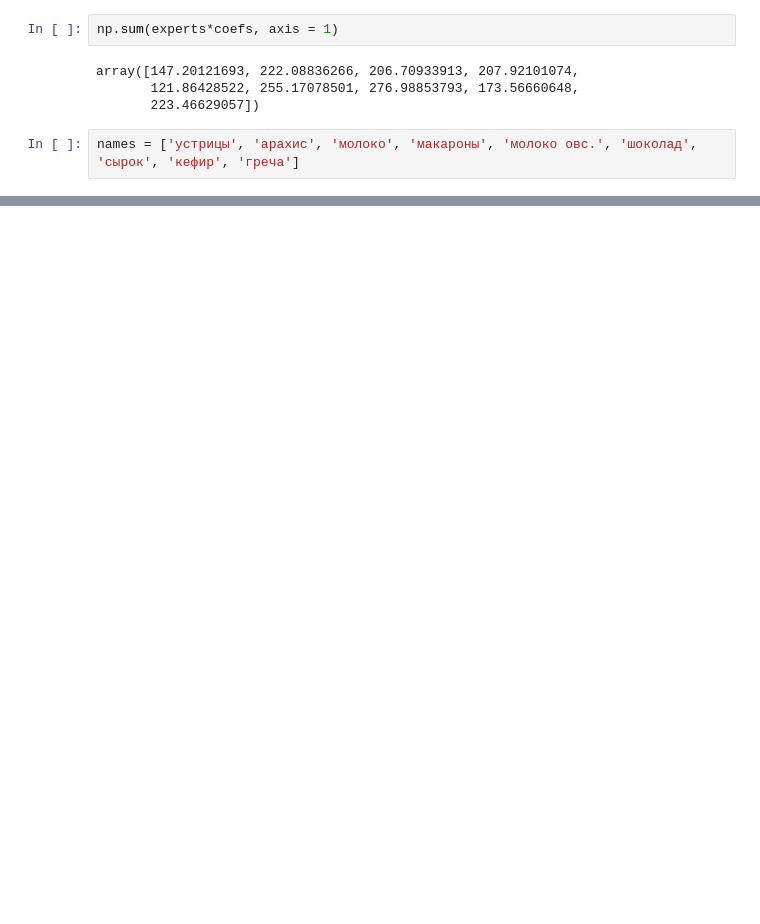
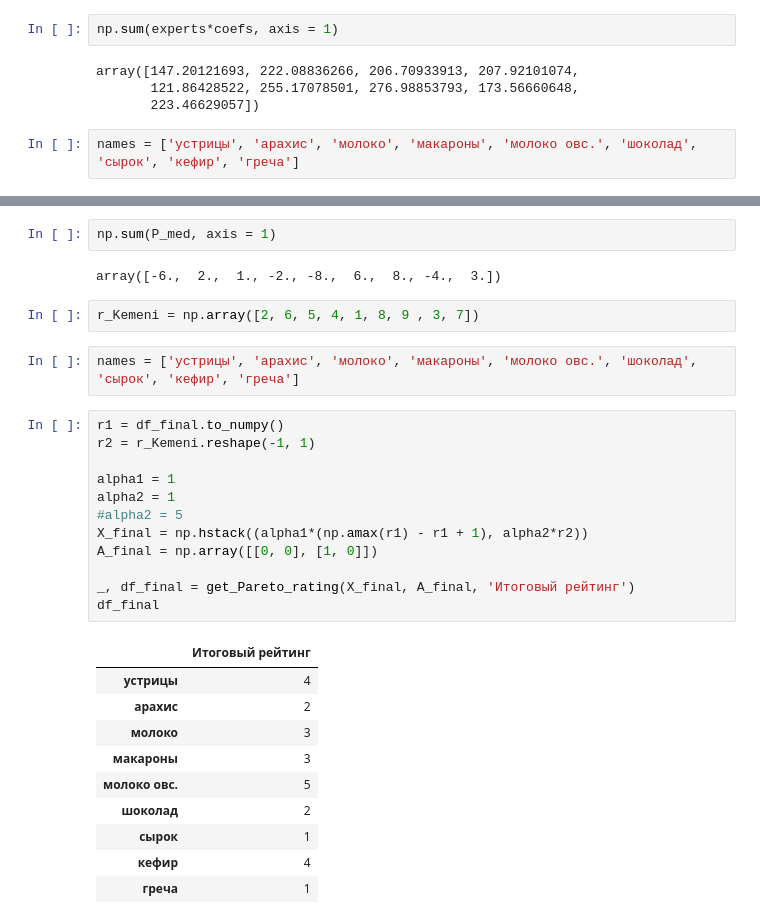
Before and after one commit to Intelligent-Systems-Phystech/Ratings, a Jupyter notebook: Panchenko Sviatoslav/Pareto.ipynb, the cells around one changed output, grey strips where cells are left out. Cells and saved outputs as stored; diff of their text form; blank space fills up the shorter version.

```diff
--- a/Panchenko Sviatoslav/Pareto.ipynb
+++ b/Panchenko Sviatoslav/Pareto.ipynb
@@ -824,0 +858,31 @@ names = ['устрицы', 'арахис', 'молоко', 'макароны', '
+# %%
+np.sum(P_med, axis = 1)
+# %% [output]
+array([-6.,  2.,  1., -2., -8.,  6.,  8., -4.,  3.])
+# %%
+r_Kemeni = np.array([2, 6, 5, 4, 1, 8, 9 , 3, 7])
+# %%
+names = ['устрицы', 'арахис', 'молоко', 'макароны', 'молоко овс.', 'шоколад', 'сырок', 'кефир', 'греча']
+# %%
+r1 = df_final.to_numpy()
+r2 = r_Kemeni.reshape(-1, 1)
+
+alpha1 = 1
+alpha2 = 1
+#alpha2 = 5
+X_final = np.hstack((alpha1*(np.amax(r1) - r1 + 1), alpha2*r2))
+A_final = np.array([[0, 0], [1, 0]])
+
+_, df_final = get_Pareto_rating(X_final, A_final, 'Итоговый рейтинг')
+df_final
+# %% [output]
+|  | Итоговый рейтинг |
+| устрицы | 4 |
+| арахис | 2 |
+| молоко | 3 |
+| макароны | 3 |
+| молоко овс. | 5 |
+| шоколад | 2 |
+| сырок | 1 |
+| кефир | 4 |
+| греча | 1 |
```
Also changed, not shown: parts of 11 cells of this notebook, 1 other file.
